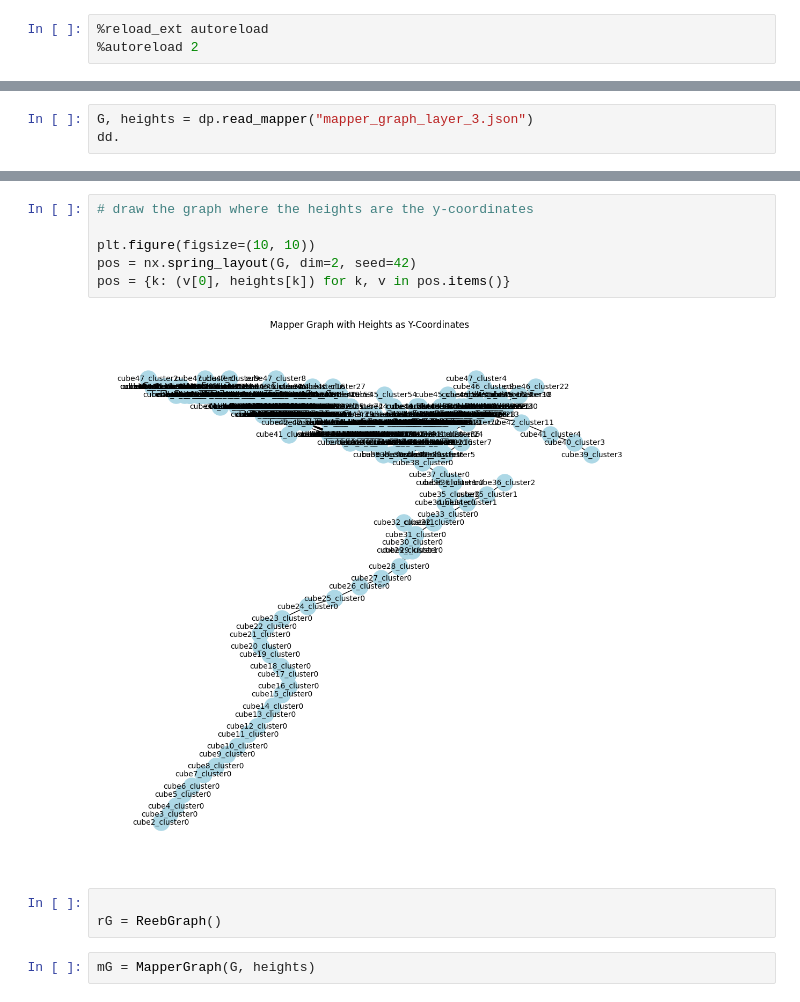
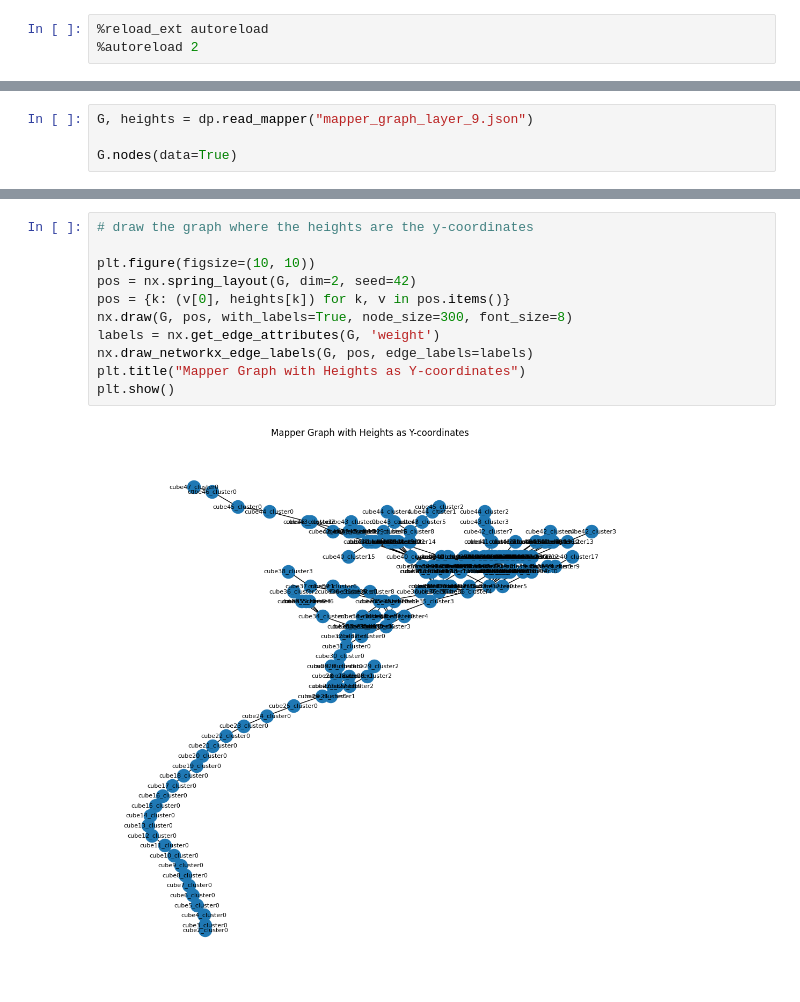
Before and after one commit to ishikaghosh2201/Mapper-Loss-Computation, a Jupyter notebook: MapperComparisonData/build_mapper.ipynb, the cells around one changed output, grey strips where cells are left out. Saved outputs shown, nothing was run; the diff lists cells and outputs as text.

```diff
--- a/MapperComparisonData/build_mapper.ipynb
+++ b/MapperComparisonData/build_mapper.ipynb
@@ -11,3 +11,4 @@ from cereeberus import Interleave, ReebGraph, MapperGraph
 # %%
-G, heights = dp.read_mapper("mapper_graph_layer_3.json")
-dd.
+G, heights = dp.read_mapper("mapper_graph_layer_9.json")
+
+G.nodes(data=True)
@@ -14,14 +37,14 @@ dd.
 # %%
 # draw the graph where the heights are the y-coordinates
 
 plt.figure(figsize=(10, 10))
 pos = nx.spring_layout(G, dim=2, seed=42)
 pos = {k: (v[0], heights[k]) for k, v in pos.items()}
+nx.draw(G, pos, with_labels=True, node_size=300, font_size=8)
+labels = nx.get_edge_attributes(G, 'weight')
+nx.draw_networkx_edge_labels(G, pos, edge_labels=labels)
+plt.title("Mapper Graph with Heights as Y-coordinates")
+plt.show()
 # %% [output]
-[figure, old version]
+[figure, new version]
-# %%
-
-rG = ReebGraph()
-# %%
-mG = MapperGraph(G, heights)
 # %%
```
Also changed, not shown: parts of 12 cells of this notebook, 1 other file.
